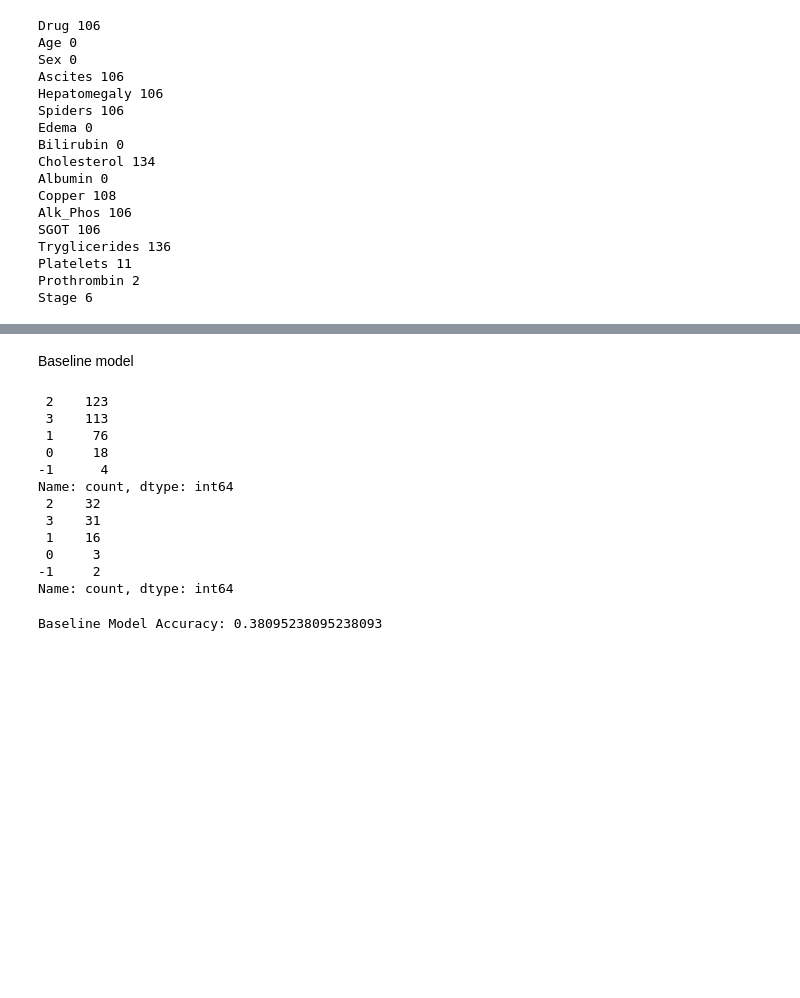
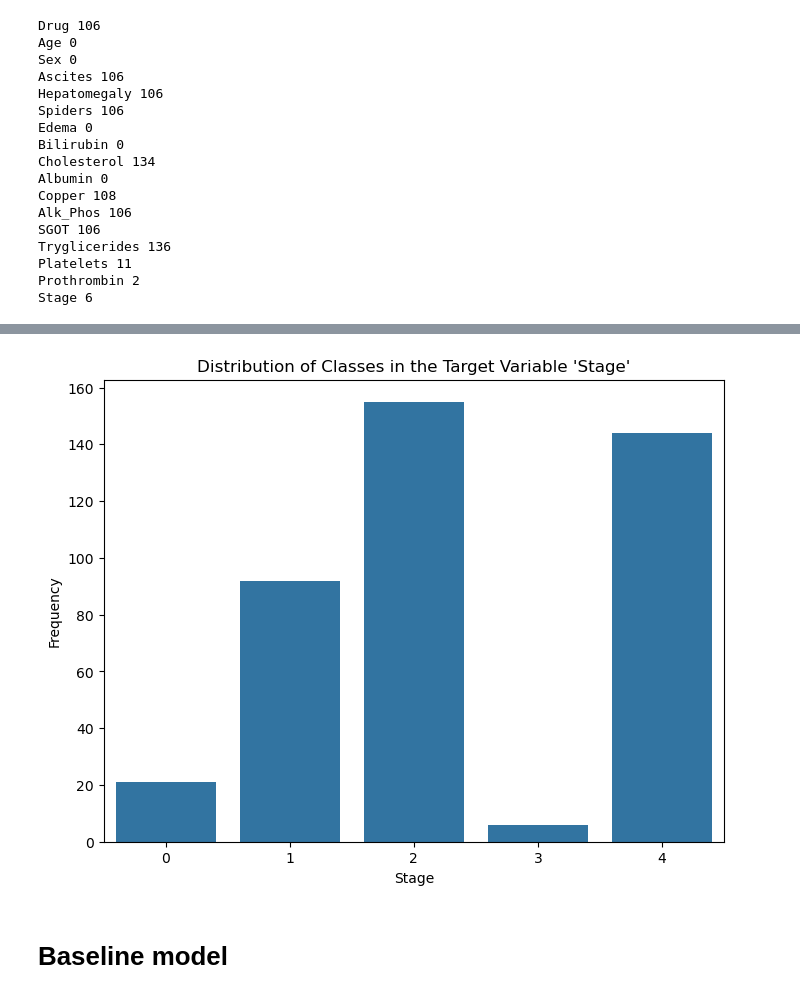
Before and after one commit to OBaldris/IntroML-Project, a Jupyter notebook: classification.ipynb, the cells around one changed output, grey strips where cells are left out. Saved outputs shown, nothing was run; the diff lists cells and outputs as text; code cells hidden in the pictures; blank space fills up the shorter version.

```diff
--- a/classification.ipynb
+++ b/classification.ipynb
@@ -196,35 +104,0 @@ plt.show()
-# %% [markdown]
-Baseline model
-# %%
-print(y_train_discrete.value_counts())
-print(y_test_discrete.value_counts())
-# %% [output]
- 2    123
- 3    113
- 1     76
- 0     18
--1      4
-Name: count, dtype: int64
- 2    32
- 3    31
- 1    16
- 0     3
--1     2
-Name: count, dtype: int64
-# %%
-
-from sklearn.dummy import DummyClassifier
-from sklearn.metrics import accuracy_score
-
-# Train the baseline model using the discrete target labels
-baseline_model = DummyClassifier(strategy="most_frequent")
-baseline_model.fit(X_train_scaled, y_train_discrete)
-
-# Make predictions on the test set
-y_pred_baseline = baseline_model.predict(X_test_scaled)
-
-# Calculate and print the accuracy
-baseline_accuracy = accuracy_score(y_test_discrete, y_pred_baseline)
-print("Baseline Model Accuracy:", baseline_accuracy)
-# %% [output]
-Baseline Model Accuracy: 0.38095238095238093
@@ -230,0 +111,26 @@ Baseline Model Accuracy: 0.38095238095238093
+# %%
+from sklearn.preprocessing import StandardScaler
+
+# Select numerical columns for scaling
+num_cols = data.select_dtypes(include=['float64', 'int64']).columns
+
+# Initialize the scaler
+scaler = StandardScaler()
+
+# Scale numerical columns only
+data[num_cols] = scaler.fit_transform(data[num_cols])
+# %%
+import matplotlib.pyplot as plt
+import seaborn as sns
+
+# Plot the distribution of the target variable (Stage)
+plt.figure(figsize=(8, 6))
+sns.countplot(data=data, x='Stage')
+plt.title("Distribution of Classes in the Target Variable 'Stage'")
+plt.xlabel("Stage")
+plt.ylabel("Frequency")
+plt.show()
+# %% [output]
+[figure, added]
+# %% [markdown]
+# Baseline model
```
Also changed, not shown: parts of 12 cells of this notebook.
